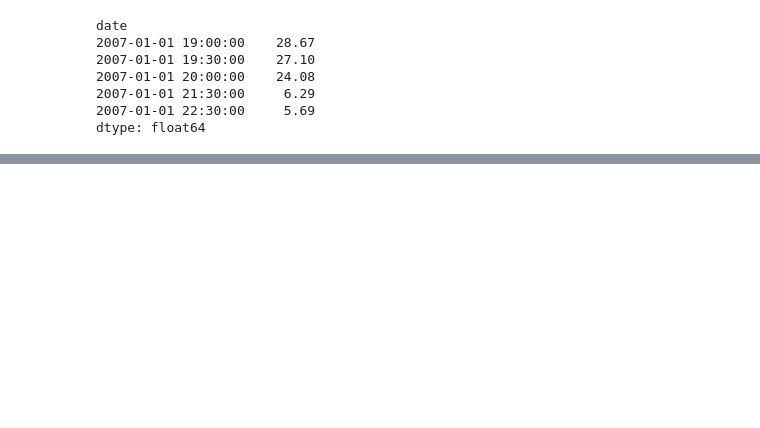
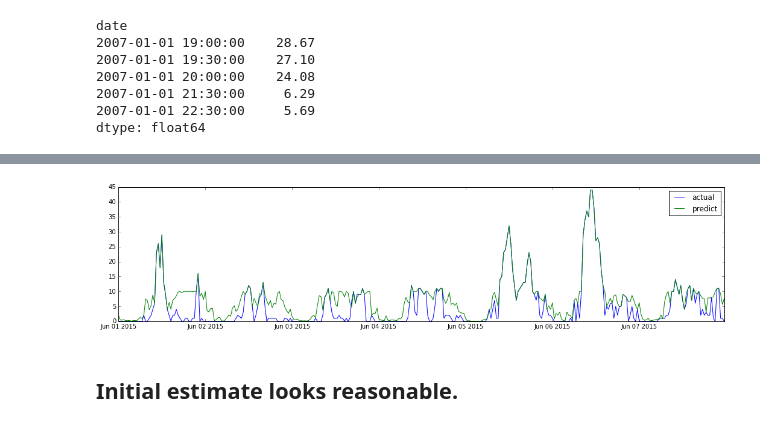
Before and after one commit to jngseattle/BorderCrossing, a Jupyter notebook: code/Impute_zeros-v0.2-neighborhood.ipynb, the cells around one changed output, grey strips where cells are left out. Saved outputs shown, nothing was run; the diff lists cells and outputs as text; code cells hidden in the pictures; blank space fills up the shorter version.

```diff
--- a/code/Impute_zeros-v0.2-neighborhood.ipynb
+++ b/code/Impute_zeros-v0.2-neighborhood.ipynb
@@ -228,0 +247,11 @@ ValueError: The truth value of a Series is ambiguous. Use a.empty, a.bool(), a.i
+# %%
+start = '2015-06-01'
+end = '2015-06-08'
+plt.figure(figsize=(18,4))
+plt.plot(target_df[(target_df.date >= start) & (target_df.date < end)].set_index('date').waittime, label='actual')
+plt.plot(imputer.predictdf[(imputer.predictdf.index >= start) & (imputer.predictdf.index < end)].waittime, label='predict')
+plt.legend();
+# %% [output]
+[figure, added]
+# %% [markdown]
+## Initial estimate looks reasonable.
```
Also changed, not shown: parts of 2 cells of this notebook, 1 other file.
